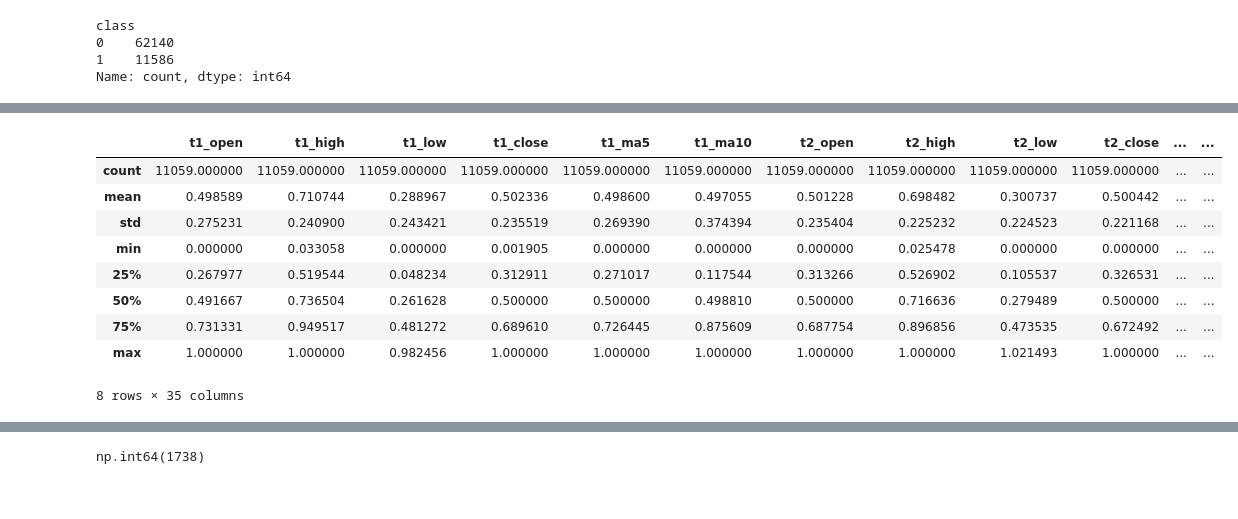
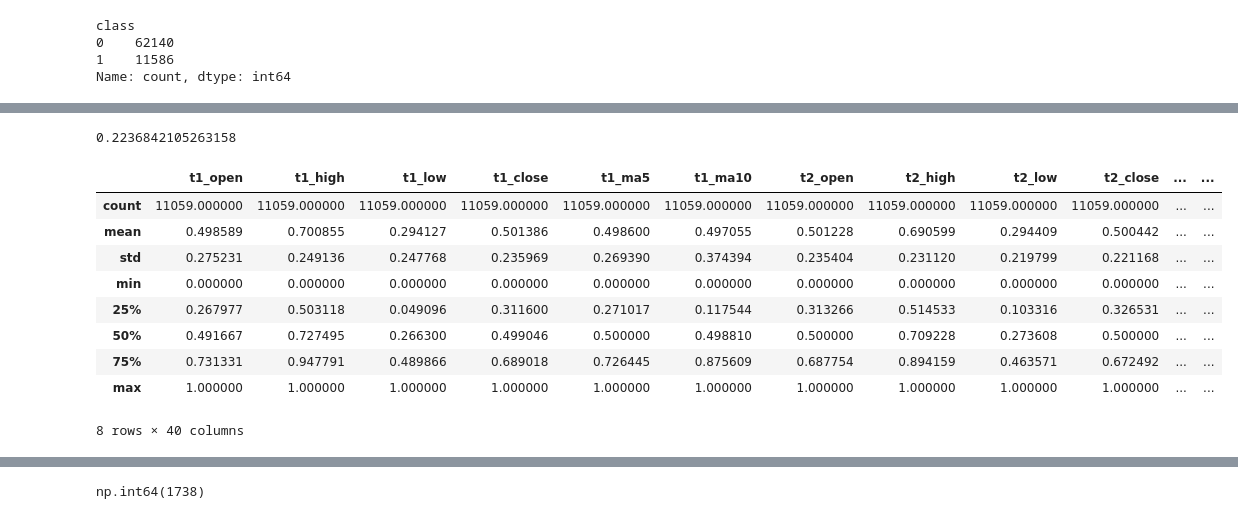
Before and after one commit to emazurenko/otus-ml-professional, a Jupyter notebook: projectwork/projectwork.ipynb, the cells around one changed output, grey strips where cells are left out. Cells and saved outputs as stored; diff of their text form; code cells hidden in the pictures.

```diff
--- a/projectwork/projectwork.ipynb
+++ b/projectwork/projectwork.ipynb
@@ -209 +207,4 @@ g = sns.scatterplot(x=buy_data_tsne[:,0], y=buy_data_tsne[:,1], palette='tab20')
+# %%
+# Только понедельники
+processed_data = processed_data[processed_data['t2_dweek'] == 5]
 # %%
@@ -514,24 +428,32 @@ X_train.describe()
+# %%
+y_test_pred = clf.predict(X_test)
+q_test = precision_score(y_true=y_test, y_pred=y_test_pred)
+
+print(q_test)
+# %% [output]
+0.2236842105263158
 # %%
 from sklearn.preprocessing import MinMaxScaler
 
 scaler = MinMaxScaler()
 
 # Так как в задаче не предполается тестовый набор праметры масштабирования выучиваются на всём датасете
-scaler.fit(X_train)
-X_val_scaled = pd.DataFrame(scaler.transform(X_val), columns=X_val.columns)
+scaler.fit(X_val)
+X_val_scaled = pd.DataFrame(scaler.transform(X_val), columns=X_val.columns, index=X_val.index)
+# X_val_scaled = scaler.transform(X_val)
 
 X_val_scaled.describe()
 # %% [output]
 |  | t1_open | t1_high | t1_low | t1_close | t1_ma5 | t1_ma10 | t2_open | t2_high | t2_low | t2_close | ... | ... |
 | count | 11059.000000 | 11059.000000 | 11059.000000 | 11059.000000 | 11059.000000 | 11059.000000 | 11059.000000 | 11059.000000 | 11059.000000 | 11059.000000 | ... | ... |
-| mean | 0.498589 | 0.710744 | 0.288967 | 0.502336 | 0.498600 | 0.497055 | 0.501228 | 0.698482 | 0.300737 | 0.500442 | ... | ... |
-| std | 0.275231 | 0.240900 | 0.243421 | 0.235519 | 0.269390 | 0.374394 | 0.235404 | 0.225232 | 0.224523 | 0.221168 | ... | ... |
-| min | 0.000000 | 0.033058 | 0.000000 | 0.001905 | 0.000000 | 0.000000 | 0.000000 | 0.025478 | 0.000000 | 0.000000 | ... | ... |
-| 25% | 0.267977 | 0.519544 | 0.048234 | 0.312911 | 0.271017 | 0.117544 | 0.313266 | 0.526902 | 0.105537 | 0.326531 | ... | ... |
-| 50% | 0.491667 | 0.736504 | 0.261628 | 0.500000 | 0.500000 | 0.498810 | 0.500000 | 0.716636 | 0.279489 | 0.500000 | ... | ... |
-| 75% | 0.731331 | 0.949517 | 0.481272 | 0.689610 | 0.726445 | 0.875609 | 0.687754 | 0.896856 | 0.473535 | 0.672492 | ... | ... |
-| max | 1.000000 | 1.000000 | 0.982456 | 1.000000 | 1.000000 | 1.000000 | 1.000000 | 1.000000 | 1.021493 | 1.000000 | ... | ... |
+| mean | 0.498589 | 0.700855 | 0.294127 | 0.501386 | 0.498600 | 0.497055 | 0.501228 | 0.690599 | 0.294409 | 0.500442 | ... | ... |
+| std | 0.275231 | 0.249136 | 0.247768 | 0.235969 | 0.269390 | 0.374394 | 0.235404 | 0.231120 | 0.219799 | 0.221168 | ... | ... |
+| min | 0.000000 | 0.000000 | 0.000000 | 0.000000 | 0.000000 | 0.000000 | 0.000000 | 0.000000 | 0.000000 | 0.000000 | ... | ... |
+| 25% | 0.267977 | 0.503118 | 0.049096 | 0.311600 | 0.271017 | 0.117544 | 0.313266 | 0.514533 | 0.103316 | 0.326531 | ... | ... |
+| 50% | 0.491667 | 0.727495 | 0.266300 | 0.499046 | 0.500000 | 0.498810 | 0.500000 | 0.709228 | 0.273608 | 0.500000 | ... | ... |
+| 75% | 0.731331 | 0.947791 | 0.489866 | 0.689018 | 0.726445 | 0.875609 | 0.687754 | 0.894159 | 0.463571 | 0.672492 | ... | ... |
+| max | 1.000000 | 1.000000 | 1.000000 | 1.000000 | 1.000000 | 1.000000 | 1.000000 | 1.000000 | 1.000000 | 1.000000 | ... | ... |
-8 rows × 35 columns
+8 rows × 40 columns
 # %%
 y_val_pred.sum()
 # %% [output]
```
Also changed, not shown: parts of 42 cells of this notebook, 1 other file.
